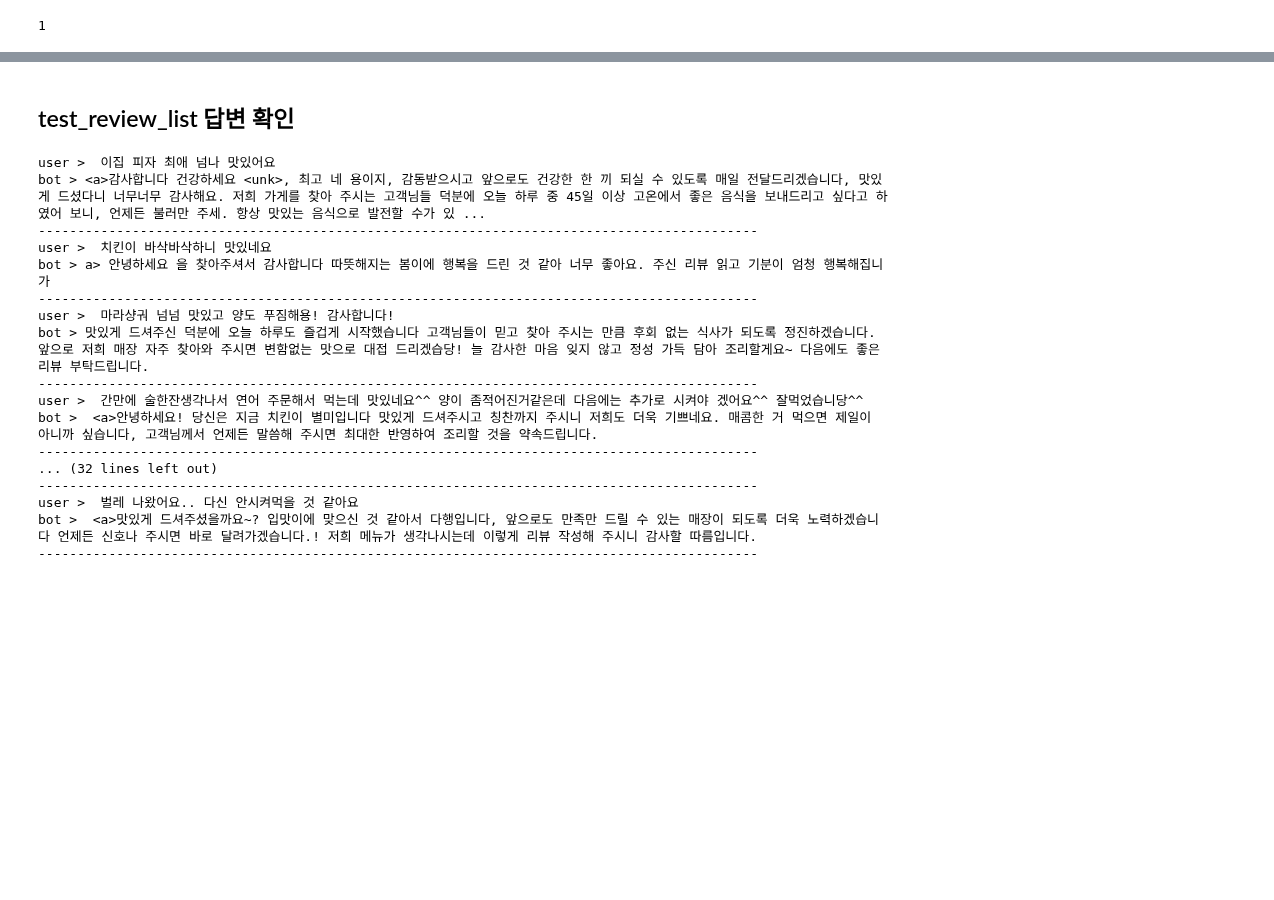
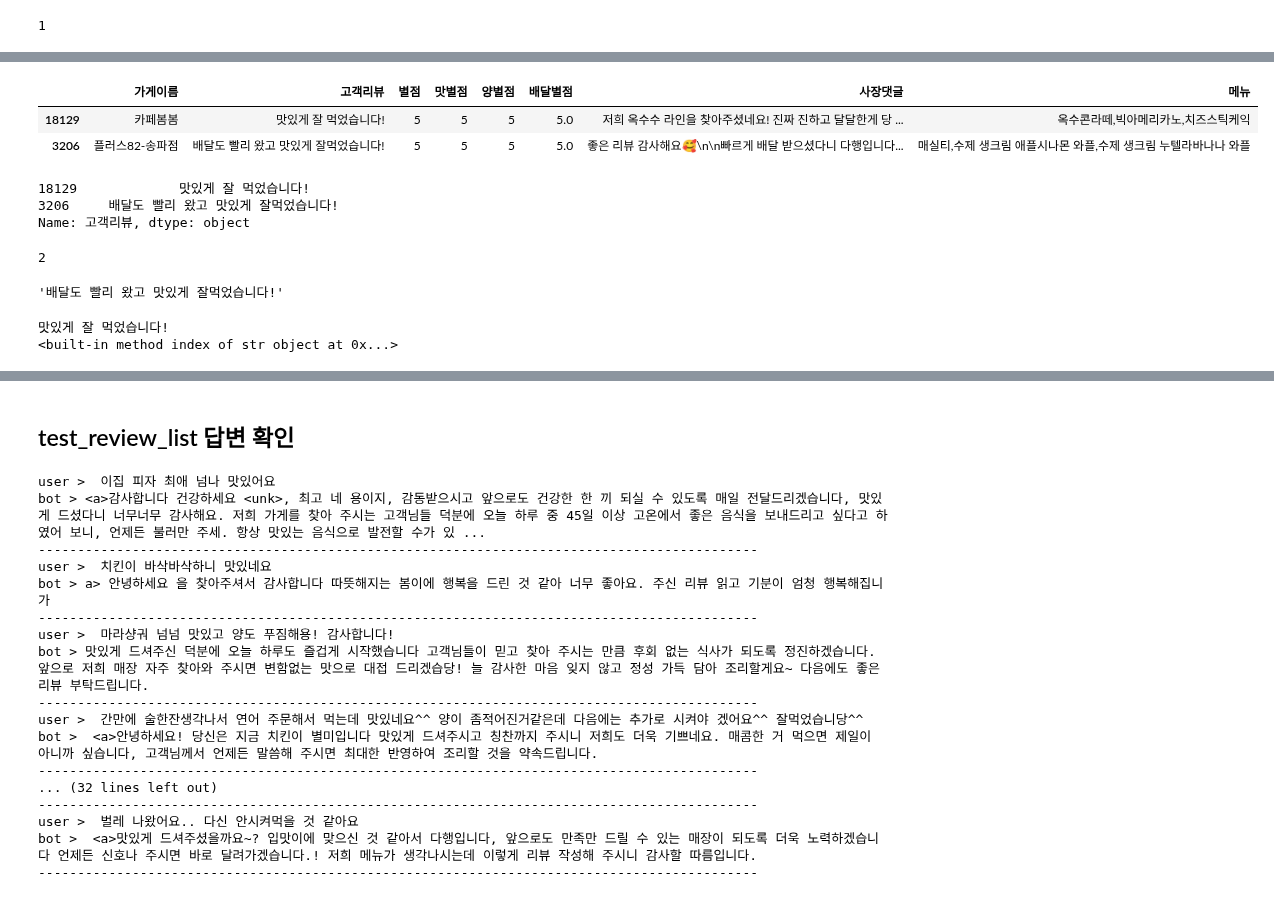
Before and after one commit to swoo-nam/BootCamp_project_final, a Jupyter notebook: 이소현_서비스2_모델링2.ipynb, the cells around one changed output, grey strips where cells are left out. Cells and saved outputs as stored; diff of their text form; code cells hidden in the pictures; blank space fills up the shorter version.

```diff
--- a/이소현_서비스2_모델링2.ipynb
+++ b/이소현_서비스2_모델링2.ipynb
@@ -37,0 +40,3 @@ device
+# %%
+yogiyo = pd.read_csv(f"{DATA_PATH}yogiyo_reviews_0905.csv")
+yogiyo
@@ -37,0 +57,4 @@ device
+# %%
+from sklearn.model_selection import train_test_split
+
+df_train, df_test = train_test_split(yogiyo, test_size=0.2, random_state=SEED, stratify=yogiyo['별점'])
@@ -706,2 +751,16 @@ bot >  안녕하세요! 홀 형태의 가게로 이루어진 흑흑 항상 정
 --------------------------------------------------------------------------------------------
 user > quit
+# %%
+t = df_test.sample(n=2)
+t
+# %% [output]
+|  | 가게이름 | 고객리뷰 | 별점 | 맛별점 | 양별점 | 배달별점 | 사장댓글 | 메뉴 |
+| 18129 | 카페봄봄 | 맛있게 잘 먹었습니다! | 5 | 5 | 5 | 5.0 | 저희 옥수수 라인을 찾아주셨네요! 진짜 진하고 달달한게 당 ... | 옥수콘라떼,빅아메리카노,치즈스틱케익 |
+| 3206 | 플러스82-송파점 | 배달도 빨리 왔고 맛있게 잘먹었습니다! | 5 | 5 | 5 | 5.0 | 좋은 리뷰 감사해요🥰\n\n빠르게 배달 받으셨다니 다행입니다... | 매실티,수제 생크림 애플시나몬 와플,수제 생크림 누텔라바나나 와플 |
+# %%
+review_list = t['고객리뷰']
+review_list
+# %% [output]
+18129             맛있게 잘 먹었습니다!
+3206     배달도 빨리 왔고 맛있게 잘먹었습니다!
+Name: 고객리뷰, dtype: object
@@ -707,0 +769,16 @@ user > quit
+# %%
+len(idx)
+# %% [output]
+2
+# %%
+review_list[3206]
+# %% [output]
+'배달도 빨리 왔고 맛있게 잘먹었습니다!'
+# %%
+for text in review_list:
+    print(text)
+    print(text.index)
+    break
+# %% [output]
+맛있게 잘 먹었습니다!
+<built-in method index of str object at 0x...>
```
Also changed, not shown: parts of 17 cells of this notebook.
